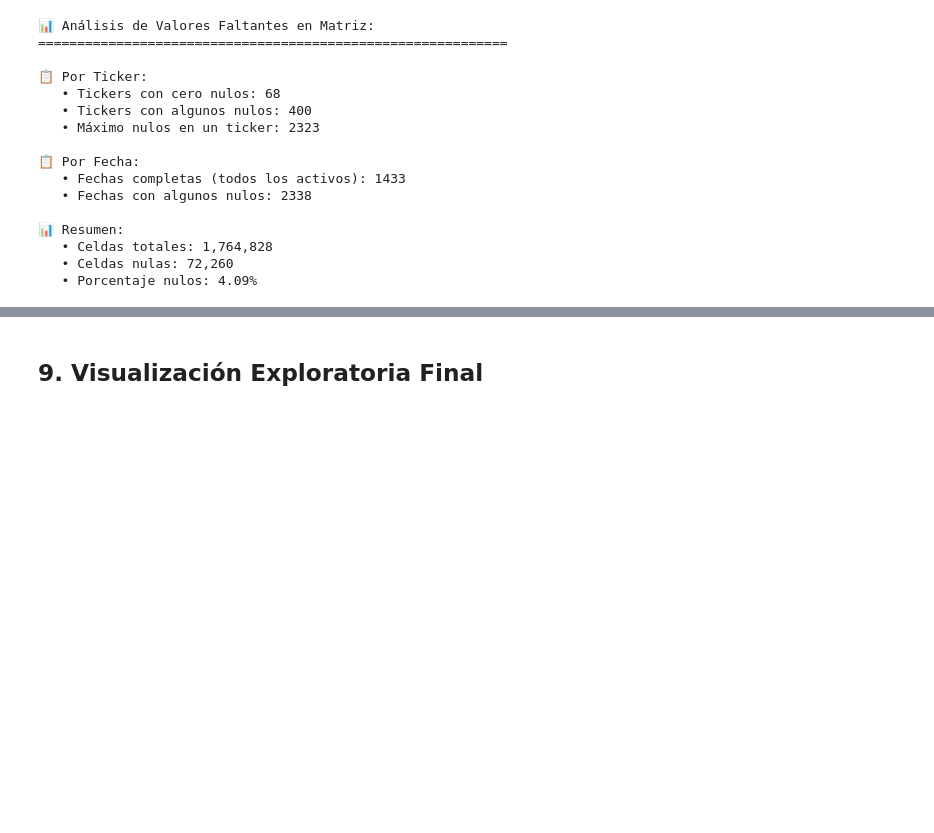
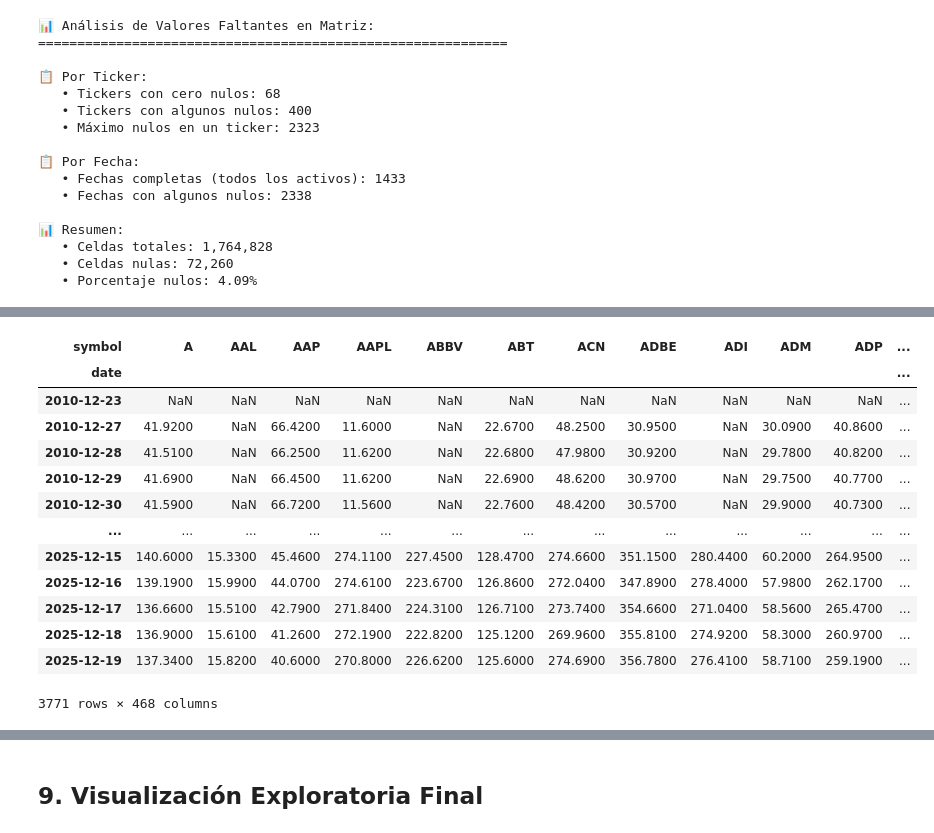
Before and after one commit to JuanCRuizA/investment_selector, a Jupyter notebook: notebooks/01_eda_data_loading.ipynb, the cells around one changed output, grey strips where cells are left out. Drawn from its saved outputs; the diff is of its cells as text; code cells hidden in the pictures; blank space fills up the shorter version.

```diff
--- a/notebooks/01_eda_data_loading.ipynb
+++ b/notebooks/01_eda_data_loading.ipynb
@@ -866,0 +836,18 @@ display(returns_matrix.iloc[:5, :8])
+# %%
+prices_matrix = prices_matrix.sort_index()
+prices_matrix
+# %% [output]
+| symbol | A | AAL | AAP | AAPL | ABBV | ABT | ACN | ADBE | ADI | ADM | ADP | ... |
+| date |  |  |  |  |  |  |  |  |  |  |  | ... |
+| 2010-12-23 | NaN | NaN | NaN | NaN | NaN | NaN | NaN | NaN | NaN | NaN | NaN | ... |
+| 2010-12-27 | 41.9200 | NaN | 66.4200 | 11.6000 | NaN | 22.6700 | 48.2500 | 30.9500 | NaN | 30.0900 | 40.8600 | ... |
+| 2010-12-28 | 41.5100 | NaN | 66.2500 | 11.6200 | NaN | 22.6800 | 47.9800 | 30.9200 | NaN | 29.7800 | 40.8200 | ... |
+| 2010-12-29 | 41.6900 | NaN | 66.4500 | 11.6200 | NaN | 22.6900 | 48.6200 | 30.9700 | NaN | 29.7500 | 40.7700 | ... |
+| 2010-12-30 | 41.5900 | NaN | 66.7200 | 11.5600 | NaN | 22.7600 | 48.4200 | 30.5700 | NaN | 29.9000 | 40.7300 | ... |
+| ... | ... | ... | ... | ... | ... | ... | ... | ... | ... | ... | ... | ... |
+| 2025-12-15 | 140.6000 | 15.3300 | 45.4600 | 274.1100 | 227.4500 | 128.4700 | 274.6600 | 351.1500 | 280.4400 | 60.2000 | 264.9500 | ... |
+| 2025-12-16 | 139.1900 | 15.9900 | 44.0700 | 274.6100 | 223.6700 | 126.8600 | 272.0400 | 347.8900 | 278.4000 | 57.9800 | 262.1700 | ... |
+| 2025-12-17 | 136.6600 | 15.5100 | 42.7900 | 271.8400 | 224.3100 | 126.7100 | 273.7400 | 354.6600 | 271.0400 | 58.5600 | 265.4700 | ... |
+| 2025-12-18 | 136.9000 | 15.6100 | 41.2600 | 272.1900 | 222.8200 | 125.1200 | 269.9600 | 355.8100 | 274.9200 | 58.3000 | 260.9700 | ... |
+| 2025-12-19 | 137.3400 | 15.8200 | 40.6000 | 270.8000 | 226.6200 | 125.6000 | 274.6900 | 356.7800 | 276.4100 | 58.7100 | 259.1900 | ... |
+3771 rows × 468 columns
```
Also changed, not shown: parts of 10 cells of this notebook, 25 other files.
